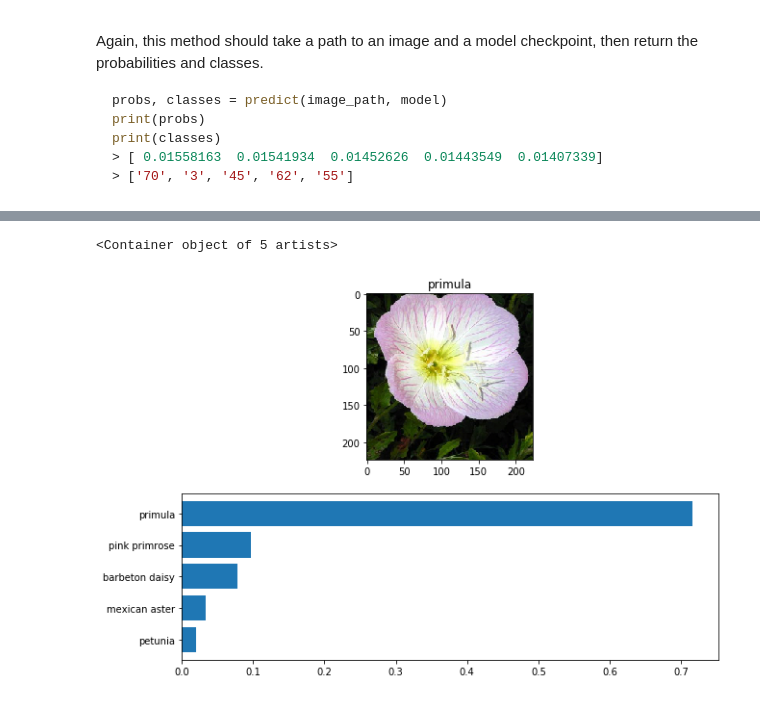
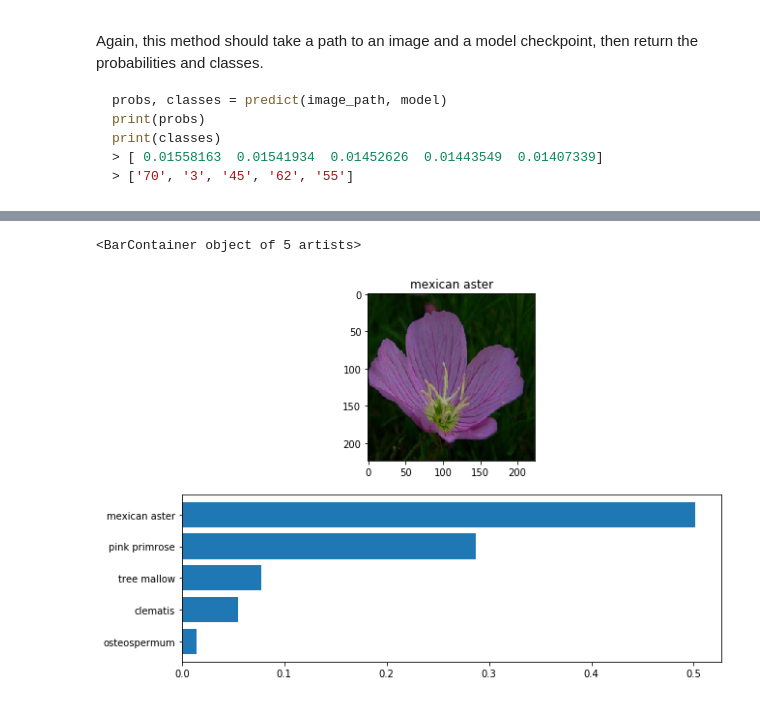
Before and after one commit to diegochine/intro-to-ml-nanodegree, a Jupyter notebook: image_classifier/Image Classifier Project.ipynb, the cells around one changed output, grey strips where cells are left out. Saved outputs shown, nothing was run; the diff lists cells and outputs as text; code cells hidden in the pictures.

````diff
--- a/image_classifier/Image Classifier Project.ipynb
+++ b/image_classifier/Image Classifier Project.ipynb
@@ -264,23 +298,32 @@ def save_checkpoint(model, class_to_idx, hidden_units, lr,
 # %%
-e, lr, hidden_units = best_params
-save_checkpoint(model, train_data.class_to_idx, hidden_units=hidden_units, lr=lr, e=e)
+arch, e, lr, hidden_units = best_params
+chkpt_save_dir, chkpt_filename = save_checkpoint(model, train_data.class_to_idx, hidden_units=hidden_units, arch=arch, lr=lr, e=e)
 # %% [markdown]
 ## Loading the checkpoint
 
 At this point it's good to write a function that can load a checkpoint and rebuild the model. That way you can come back to this project and keep working on it without having to retrain the network.
 # %%
-def load_checkpoint(filename='checkpoint.pth'):
-    checkpoint = torch.load(filename)
-    model = build_model(output_size=checkpoint['output_size'],
-                        hidden_units=checkpoint['hidden_units'])
-    model.fc.load_state_dict(checkpoint['model_fc_state'])
+def load_checkpoint(save_dir='./checkpoints', filename='checkpoint.pth'):
+    checkpoint = torch.load(save_dir + '/' + filename)
+    model, optimizer = build_model(arch=checkpoint['arch'],
+                                hidden_units=checkpoint['hidden_units'],
+                                lr=checkpoint['lr'])
+    if checkpoint['arch'] == 'resnet101':
+        model.fc = checkpoint['fc']
+    else:
+        model.classifier = checkpoint['classifier']
+    model.load_state_dict(checkpoint['state_dict'])
     model.class_to_idx = checkpoint['class_to_idx']
     model.idx_to_class = checkpoint['idx_to_class']
     if not checkpoint['fully_trained']:
-        optimizer = optim.Adam(model.fc.parameters(), lr=checkpoint['optimizer_lr'])
+        if checkpoint['arch'] == 'resnet101':
+            optimizer = optim.Adam(model.fc.parameters(), lr=checkpoint['lr'])
+        else:
+            optimizer = optim.Adam(model.classifier.parameters(), lr=checkpoint['lr'])
         optimizer.load_state_dict(checkpoint['optimizer_state'])
         return model, optimizer
     else:
         return model
 # %%
-model = load_checkpoint()
+model = load_checkpoint(chkpt_save_dir, chkpt_filename)
+model
@@ -371,10 +432,10 @@ print(classes)
 > ['70', '3', '45', '62', '55']
 ```
 # %%
-def predict(image_path, model='checkpoint.pth', topk=5):
+def predict(image_path, chkpt_save_dir, chkpt_filename, topk=5):
     ''' Predict the class (or classes) of an image using a trained deep learning model.
     '''
-    model = load_checkpoint(model)
+    model = load_checkpoint(save_dir=chkpt_save_dir, filename=chkpt_filename)
     model.eval()
     model.to(best_device())
 
@@ -396,17 +457,17 @@ Now that you can use a trained model for predictions, check to make sure it make
 
 You can convert from the class integer encoding to actual flower names with the `cat_to_name.json` file (should have been loaded earlier in the notebook). To show a PyTorch tensor as an image, use the `imshow` function defined above.
 # %%
-img_path = 'flowers/test/1/image_06743.jpg'
-probs, classes = predict(img_path, 'checkpoint.pth')
+img_path = 'flowers/test/1/image_06752.jpg'
+probs, classes = predict(img_path, chkpt_save_dir=chkpt_save_dir, chkpt_filename=chkpt_filename)
 best_class = cat_to_name[classes[0]]
 results = {cat_to_name[c]: prob for c, prob in zip(classes, probs)}
 
 fig, (flower_ax, probs_ax) = plt.subplots(2, 1, figsize=(10, 7))
 # plot image
 flower_ax = imshow(process_image(img_path), ax=flower_ax)
 flower_ax.set_title(best_class)
 # plot probs
 probs_ax.barh(range(len(results)), list(results.values())[::-1], align='center', tick_label=list(results.keys())[::-1])
 # %% [output]
-<Container object of 5 artists>
+<BarContainer object of 5 artists>
-[figure, old version]
+[figure, new version]
````
Also changed, not shown: parts of 8 cells of this notebook, 5 other files.
